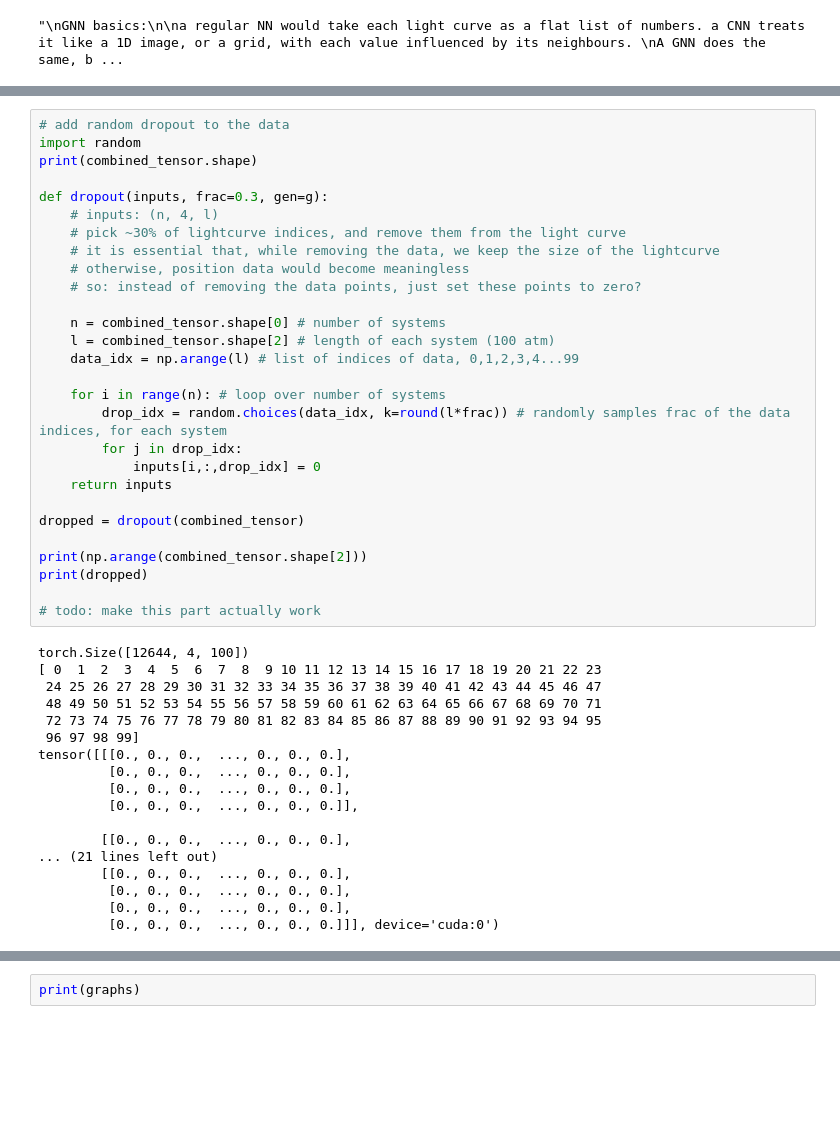
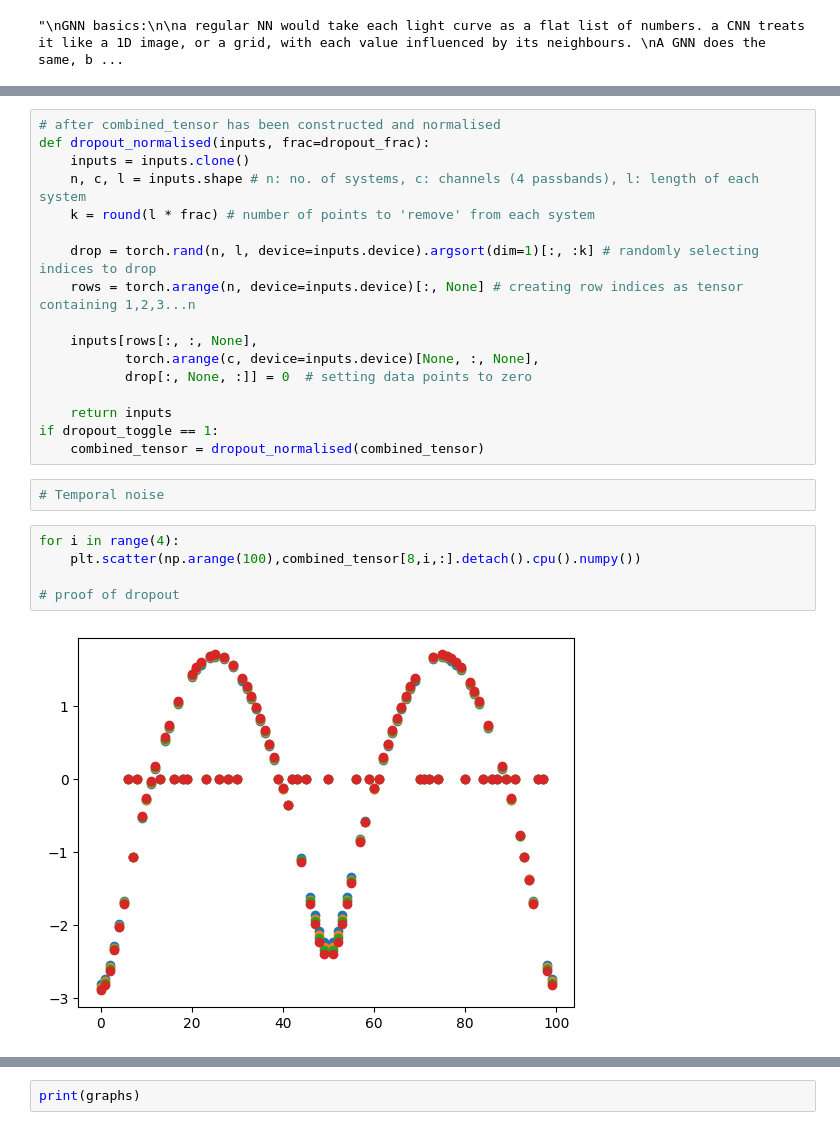
Before and after one commit to seanfoxhay-debug/eclipsing-binaries, a Jupyter notebook: Eclipsing binaries classification.ipynb, the cells around one changed output, grey strips where cells are left out. Cells and saved outputs as stored; diff of their text form; blank space fills up the shorter version.

```diff
--- a/Eclipsing binaries classification.ipynb
+++ b/Eclipsing binaries classification.ipynb
@@ -444,49 +503,29 @@ if noise_level == 1 or noise_level==2:
 # %%
-# add random dropout to the data
-import random
-print(combined_tensor.shape)
+# after combined_tensor has been constructed and normalised
+def dropout_normalised(inputs, frac=dropout_frac):
+    inputs = inputs.clone()
+    n, c, l = inputs.shape # n: no. of systems, c: channels (4 passbands), l: length of each system
+    k = round(l * frac) # number of points to 'remove' from each system
 
-def dropout(inputs, frac=0.3, gen=g):
-    # inputs: (n, 4, l)
-    # pick ~30% of lightcurve indices, and remove them from the light curve
-    # it is essential that, while removing the data, we keep the size of the lightcurve
-    # otherwise, position data would become meaningless
-    # so: instead of removing the data points, just set these points to zero?
+    drop = torch.rand(n, l, device=inputs.device).argsort(dim=1)[:, :k] # randomly selecting indices to drop
+    rows = torch.arange(n, device=inputs.device)[:, None] # creating row indices as tensor containing 1,2,3...n
 
-    n = combined_tensor.shape[0] # number of systems
-    l = combined_tensor.shape[2] # length of each system (100 atm)
-    data_idx = np.arange(l) # list of indices of data, 0,1,2,3,4...99
+    inputs[rows[:, :, None],
+           torch.arange(c, device=inputs.device)[None, :, None],
+           drop[:, None, :]] = 0  # setting data points to zero
 
-    for i in range(n): # loop over number of systems
-        drop_idx = random.choices(data_idx, k=round(l*frac)) # randomly samples frac of the data indices, for each system
-        for j in drop_idx:
-            inputs[i,:,drop_idx] = 0
     return inputs
-
-dropped = dropout(combined_tensor)
-
-print(np.arange(combined_tensor.shape[2]))
-print(dropped)
-
-# todo: make this part actually work
+if dropout_toggle == 1:
+    combined_tensor = dropout_normalised(combined_tensor)
-# %% [output]
-torch.Size([12644, 4, 100])
-[ 0  1  2  3  4  5  6  7  8  9 10 11 12 13 14 15 16 17 18 19 20 21 22 23
- 24 25 26 27 28 29 30 31 32 33 34 35 36 37 38 39 40 41 42 43 44 45 46 47
- 48 49 50 51 52 53 54 55 56 57 58 59 60 61 62 63 64 65 66 67 68 69 70 71
- 72 73 74 75 76 77 78 79 80 81 82 83 84 85 86 87 88 89 90 91 92 93 94 95
- 96 97 98 99]
-tensor([[[0., 0., 0.,  ..., 0., 0., 0.],
-         [0., 0., 0.,  ..., 0., 0., 0.],
-         [0., 0., 0.,  ..., 0., 0., 0.],
-         [0., 0., 0.,  ..., 0., 0., 0.]],
-
-        [[0., 0., 0.,  ..., 0., 0., 0.],
-... (21 lines left out)
-        [[0., 0., 0.,  ..., 0., 0., 0.],
-         [0., 0., 0.,  ..., 0., 0., 0.],
-         [0., 0., 0.,  ..., 0., 0., 0.],
-         [0., 0., 0.,  ..., 0., 0., 0.]]], device='cuda:0')
+# %%
+# Temporal noise
+# %%
+for i in range(4):
+    plt.scatter(np.arange(100),combined_tensor[8,i,:].detach().cpu().numpy())
+
+# proof of dropout
+# %% [output]
+[figure, added]
 # %%
 # Splitting synthetic data into training and validation sets
 train_size = round(0.8 * fluxes_dict['Generic.Bessell.B'].shape[0]) # round used to avoid rounding errors with int() function that only rounds down
```
Also changed, not shown: parts of 12 cells of this notebook.
